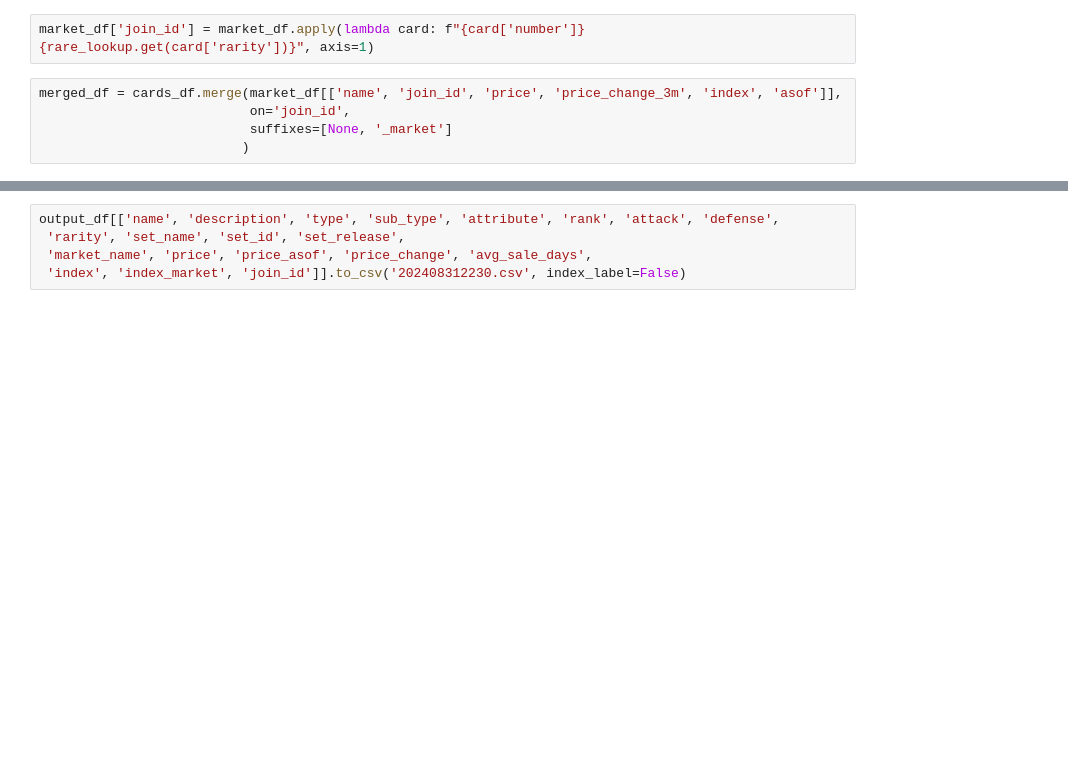
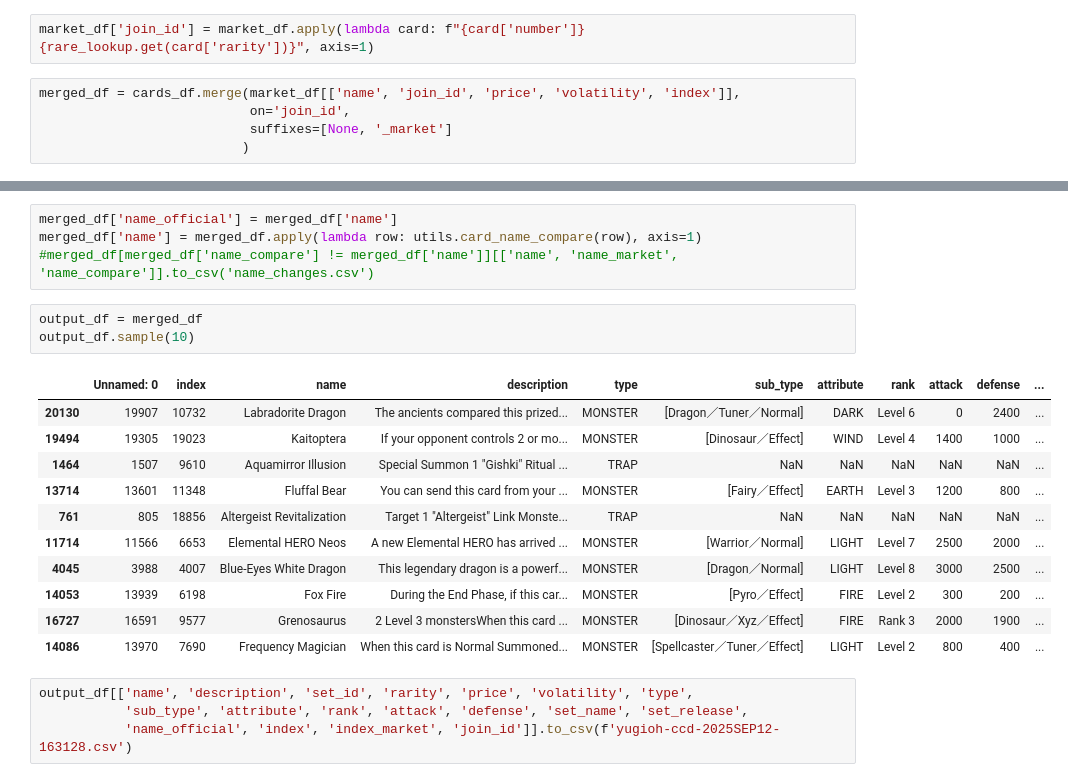
Before and after one commit to hammad93/yugioh-ccd, a Jupyter notebook: notebooks/yugioh-ccd-merge.ipynb, the cells around one changed output, grey strips where cells are left out. Drawn from its saved outputs; the diff is of its cells as text; blank space fills up the shorter version.

```diff
--- a/notebooks/yugioh-ccd-merge.ipynb
+++ b/notebooks/yugioh-ccd-merge.ipynb
@@ -152,7 +146,7 @@ cards_df['join_id'] = cards_df.apply(lambda card: f"{card['set_id']}{rarity_kona
 # %%
 market_df['join_id'] = market_df.apply(lambda card: f"{card['number']}{rare_lookup.get(card['rarity'])}", axis=1)
 # %%
-merged_df = cards_df.merge(market_df[['name', 'join_id', 'price', 'price_change_3m', 'index', 'asof']],
+merged_df = cards_df.merge(market_df[['name', 'join_id', 'price', 'volatility', 'index']],
                            on='join_id',
                            suffixes=[None, '_market']
                           )
@@ -266,5 +169,23 @@ output_df['price_change'] = output_df['price_change_3m']
+# %%
+merged_df['name_official'] = merged_df['name']
+merged_df['name'] = merged_df.apply(lambda row: utils.card_name_compare(row), axis=1)
+#merged_df[merged_df['name_compare'] != merged_df['name']][['name', 'name_market', 'name_compare']].to_csv('name_changes.csv')
+# %%
+output_df = merged_df
+output_df.sample(10)
+# %% [output]
+|  | Unnamed: 0 | index | name | description | type | sub_type | attribute | rank | attack | defense | ... |
+| 20130 | 19907 | 10732 | Labradorite Dragon | The ancients compared this prized... | MONSTER | [Dragon／Tuner／Normal] | DARK | Level 6 | 0 | 2400 | ... |
+| 19494 | 19305 | 19023 | Kaitoptera | If your opponent controls 2 or mo... | MONSTER | [Dinosaur／Effect] | WIND | Level 4 | 1400 | 1000 | ... |
+| 1464 | 1507 | 9610 | Aquamirror Illusion | Special Summon 1 "Gishki" Ritual ... | TRAP | NaN | NaN | NaN | NaN | NaN | ... |
+| 13714 | 13601 | 11348 | Fluffal Bear | You can send this card from your ... | MONSTER | [Fairy／Effect] | EARTH | Level 3 | 1200 | 800 | ... |
+| 761 | 805 | 18856 | Altergeist Revitalization | Target 1 "Altergeist" Link Monste... | TRAP | NaN | NaN | NaN | NaN | NaN | ... |
+| 11714 | 11566 | 6653 | Elemental HERO Neos | A new Elemental HERO has arrived ... | MONSTER | [Warrior／Normal] | LIGHT | Level 7 | 2500 | 2000 | ... |
+| 4045 | 3988 | 4007 | Blue-Eyes White Dragon | This legendary dragon is a powerf... | MONSTER | [Dragon／Normal] | LIGHT | Level 8 | 3000 | 2500 | ... |
+| 14053 | 13939 | 6198 | Fox Fire | During the End Phase, if this car... | MONSTER | [Pyro／Effect] | FIRE | Level 2 | 300 | 200 | ... |
+| 16727 | 16591 | 9577 | Grenosaurus | 2 Level 3 monstersWhen this card ... | MONSTER | [Dinosaur／Xyz／Effect] | FIRE | Rank 3 | 2000 | 1900 | ... |
+| 14086 | 13970 | 7690 | Frequency Magician | When this card is Normal Summoned... | MONSTER | [Spellcaster／Tuner／Effect] | LIGHT | Level 2 | 800 | 400 | ... |
 # %%
-output_df[['name', 'description', 'type', 'sub_type', 'attribute', 'rank', 'attack', 'defense',
- 'rarity', 'set_name', 'set_id', 'set_release',
- 'market_name', 'price', 'price_asof', 'price_change', 'avg_sale_days',
- 'index', 'index_market', 'join_id']].to_csv('202408312230.csv', index_label=False)
+output_df[['name', 'description', 'set_id', 'rarity', 'price', 'volatility', 'type',
+           'sub_type', 'attribute', 'rank', 'attack', 'defense', 'set_name', 'set_release',
+           'name_official', 'index', 'index_market', 'join_id']].to_csv(f'yugioh-ccd-2025SEP12-163128.csv')
```
Also changed, not shown: parts of 18 cells of this notebook, 2 other files.
